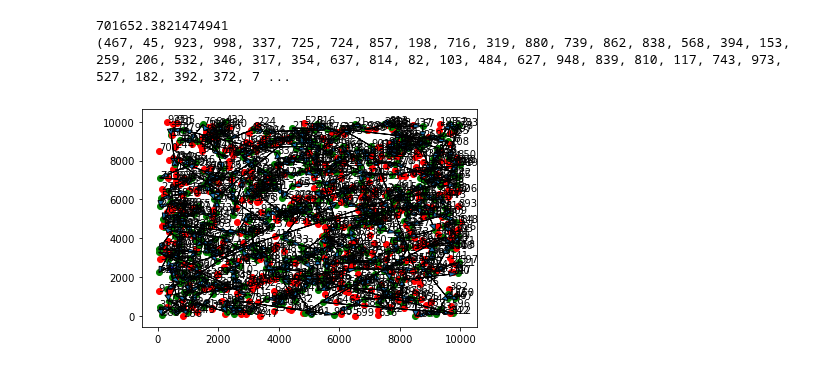
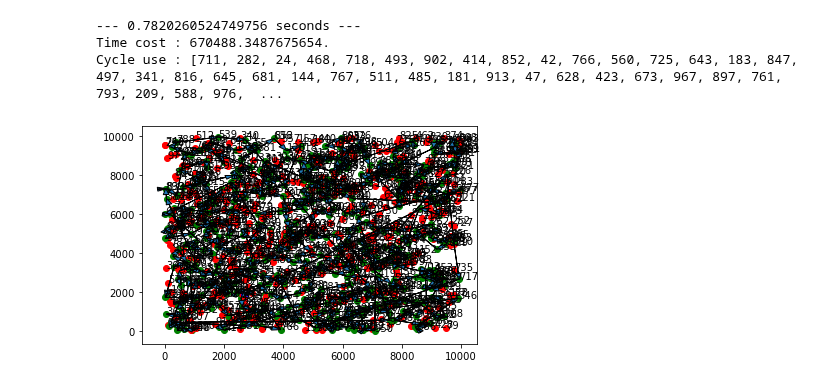
Before and after one commit to SnipeDragons/Algo-Livrable-1, a Jupyter notebook: Nearest_neightbor.ipynb, the cells around one changed output. Saved outputs shown, nothing was run; the diff lists cells and outputs as text; code cells hidden in the pictures.

```diff
--- a/Nearest_neightbor.ipynb
+++ b/Nearest_neightbor.ipynb
@@ -160,9 +161,9 @@ def NearestNeightbor(graph: np.array([[()]]), time: float, start_city: int, citi
             nearest_neightbor = cities
 
     if len(cities_available) > 1:
-        return (nearest_neightbor,) + NearestNeightbor(graph, time + lowest_time, nearest_neightbor, [city for city in cities_available if city != nearest_neightbor])
+        return [nearest_neightbor] + NearestNeightbor(graph, time + lowest_time, nearest_neightbor, [city for city in cities_available if city != nearest_neightbor])
     else:
-        return (nearest_neightbor,)
+        return [nearest_neightbor]
 # %%
 def DisplayGeneratorGraph(graph: np.array([[()]])):
     """
@@ -197,7 +198,7 @@ def DisplayFigure(ax, cities: list):
     # Get each cities and display them
     for i in range(len(cities)):
         # Display each points
-        ax.scatter(cities[i][0], cities[i][1], c= "red" if cities[i][2] == 0 else "green" if cities[i][2] == 1 else "blue")
+        ax.scatter(cities[i][0], cities[i][1], c= "red" if cities[i][2] == 0 else "blue" if cities[i][2] == 1 else "green")
         # Set the name of each points
         ax.annotate(str(i+1), (cities[i][0], cities[i][1]))
 
@@ -228,33 +229,38 @@ def DisplayCycle(ax, cities: list, path: list):
             length_includes_head=True)
 # %%
 # Seed of generation
-random.seed(a=3)
+random.seed(a=5)
 
 # Generator settings
 nbPoints = 1000
 Size_Map = (10000, 10000)
 Fluctuation = 10
 Fluctuation_Weight = 10
 
 # Generation of cities
 points = DefinitionCity(GeneratorCity(nbPoints, Size_Map))
 
 # Generation of the graph
 graph = GeneratorGraph(points, Fluctuation, Fluctuation_Weight)
 
+start_time = time.time()
+
 i = 0
 while points[i][2] != 2:
     i += 1
 repository = i + 1
 
-cycle = (repository,) + NearestNeightbor(graph, 0, repository, [x+1 for x, y in enumerate(points) if y[2] == 1]) + (repository,)
+cycle = [repository] + NearestNeightbor(graph, 0, repository, [x+1 for x, y in enumerate(points) if y[2] == 1]) + [repository]
 
-print(EnergieSum(graph, cycle))
-print(cycle)
+print("--- %s seconds ---" % (time.time() - start_time))
+
+print("Time cost : %s." % EnergieSum(graph, cycle))
+print("Cycle use : " + str(cycle) + ".")
 # Initiate the figure
 fig, ax = plt.subplots()
 DisplayCycle(ax, points, cycle)
 # %% [output]
-701652.3821474941
-(467, 45, 923, 998, 337, 725, 724, 857, 198, 716, 319, 880, 739, 862, 838, 568, 394, 153, 259, 206, 532, 346, 317, 354, 637, 814, 82, 103, 484, 627, 948, 839, 810, 117, 743, 973, 527, 182, 392, 372, 7 ...
+--- 0.7820260524749756 seconds ---
+Time cost : 670488.3487675654.
+Cycle use : [711, 282, 24, 468, 718, 493, 902, 414, 852, 42, 766, 560, 725, 643, 183, 847, 497, 341, 816, 645, 681, 144, 767, 511, 485, 181, 913, 47, 628, 423, 673, 967, 897, 761, 793, 209, 588, 976,  ...
-[figure, old version]
+[figure, new version]
```
Also changed, not shown: parts of 1 cell of this notebook, 3 other files.
